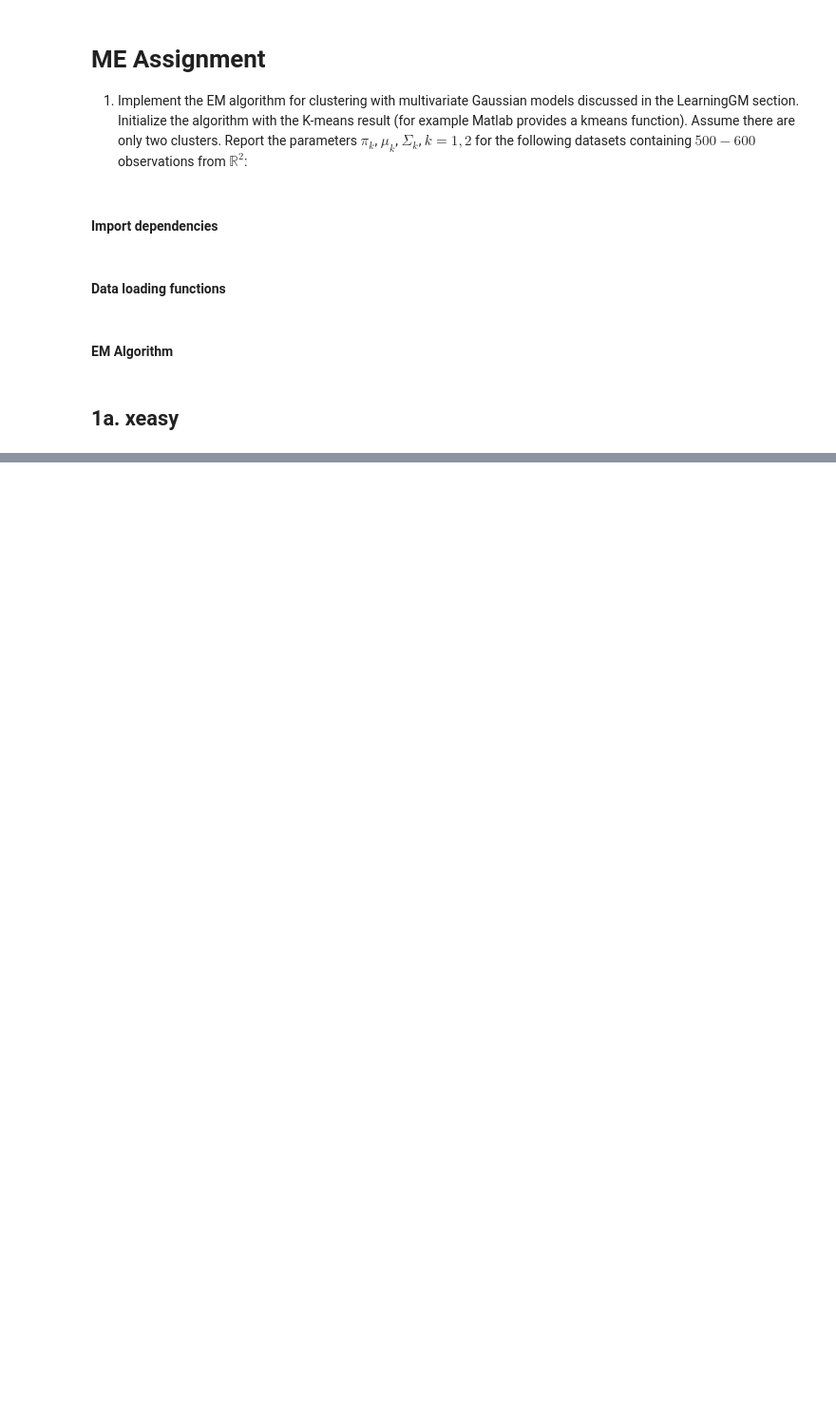
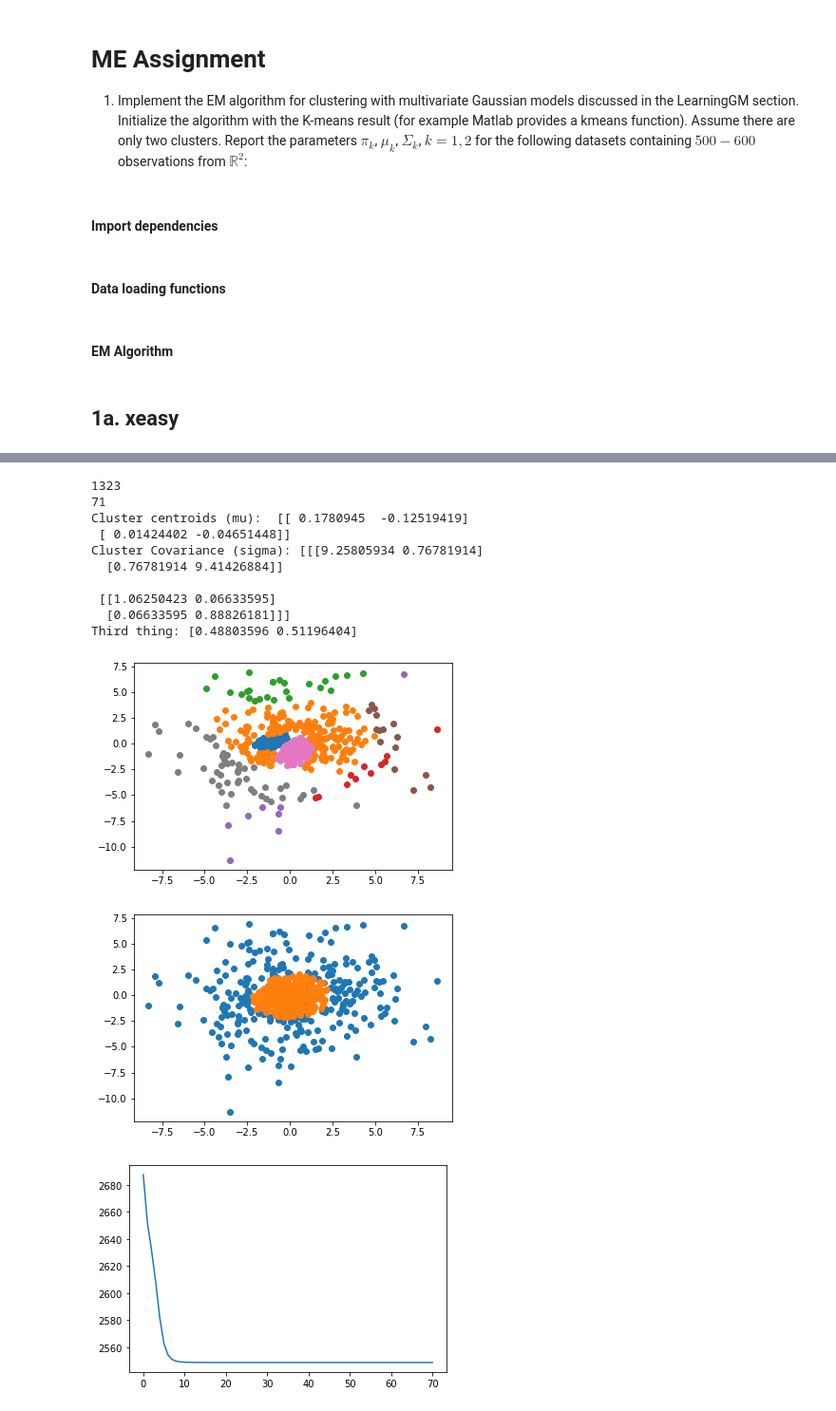
Before and after one commit to Kosaro/MachineLearningAssignments, a Jupyter notebook: EM.ipynb, the cells around one changed output, grey strips where cells are left out. Shown at 95% size. Cells and saved outputs as stored; diff of their text form; code cells hidden in the pictures; blank space fills up the shorter version.

```diff
--- a/EM.ipynb
+++ b/EM.ipynb
@@ -160,0 +175,17 @@ EM(get_x2())
+# %%
+#print_EM(get_x2())
+proven_EM(get_x2())
+# %% [output]
+1323
+71
+Cluster centroids (mu):  [[ 0.1780945  -0.12519419]
+ [ 0.01424402 -0.04651448]]
+Cluster Covariance (sigma): [[[9.25805934 0.76781914]
+  [0.76781914 9.41426884]]
+
+ [[1.06250423 0.06633595]
+  [0.06633595 0.88826181]]]
+Third thing: [0.48803596 0.51196404]
+[figure, added]
+[figure, added]
+[figure, added]
```
Also changed, not shown: parts of 7 cells of this notebook.
